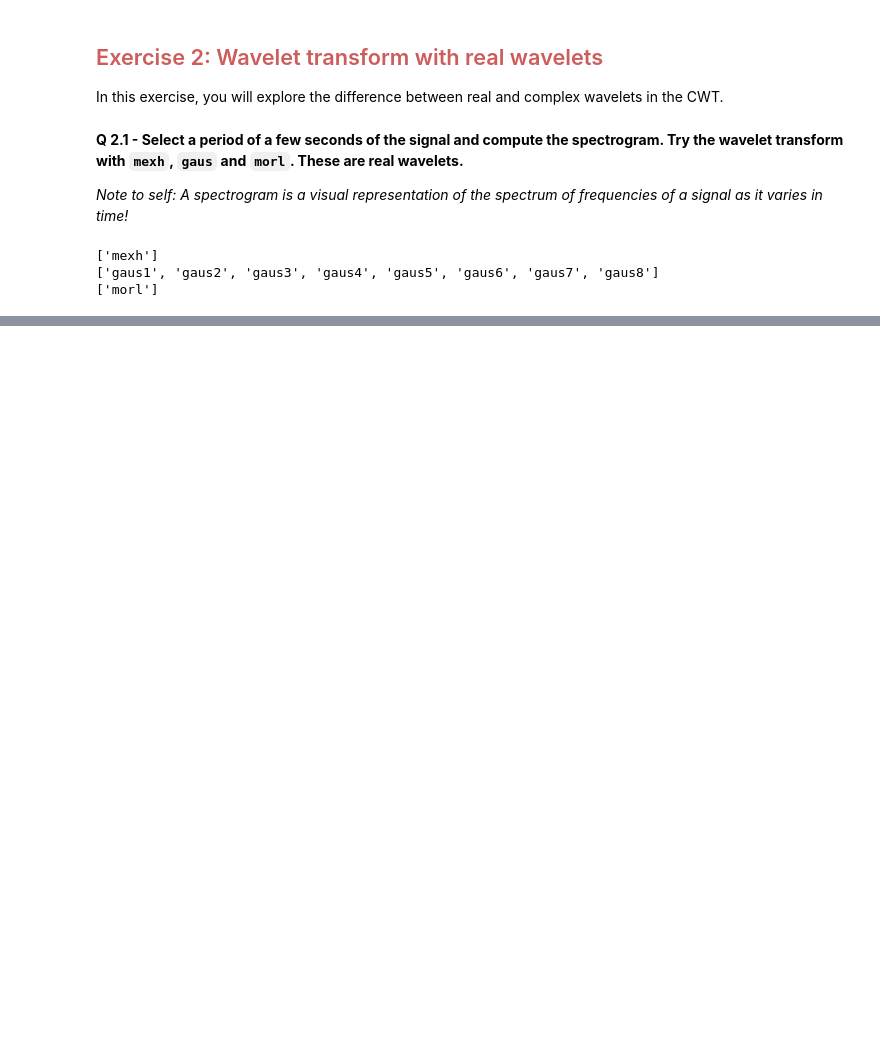
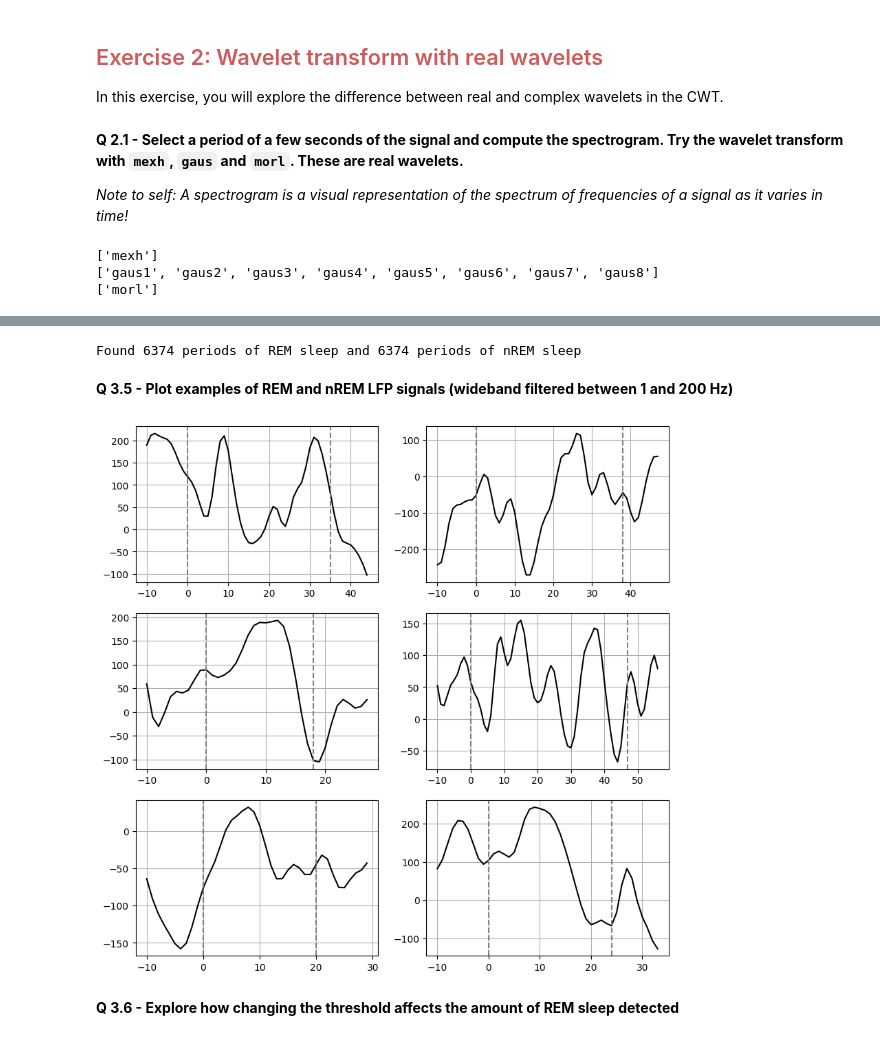
Before and after one commit to DanielaOS/NeuralAnalysis, a Jupyter notebook: neural-data-master/01-local_field_potential/LFP_exercises_mine.ipynb, the cells around one changed output, grey strips where cells are left out. Cells and saved outputs as stored; diff of their text form; code cells hidden in the pictures; blank space fills up the shorter version.

```diff
--- a/neural-data-master/01-local_field_potential/LFP_exercises_mine.ipynb
+++ b/neural-data-master/01-local_field_potential/LFP_exercises_mine.ipynb
@@ -208,0 +250,60 @@ Text(0, 0.5, 'Power')
+# %%
+power_dif_threshold = 0.2
+rem_mask = np.asarray([True if x > power_dif_threshold else False for x in power_difference])
+nrem_mask = np.asarray([True if x < power_dif_threshold else False for x in power_difference])
+
+def finding_sleep_regimes(sleep_mask): # Cucumber disks over the eyes ahahah
+    sleeping, not_sleeping = [], []
+
+    for i in range(1, len(sleep_mask)):
+        if sleep_mask[i-1] == 0 and sleep_mask[i] == 1:
+            sleeping.append(i)
+        if sleep_mask[i-1] == 1 and sleep_mask[i] == 0:
+            not_sleeping.append(i)
+
+    if len(not_sleeping) > len(sleeping):
+        sleeping = [0]+sleeping  # if session starts eith sleeping regime
+
+    if len(not_sleeping) < len(sleeping):
+        not_sleeping.append(len(sleep_mask))  # if session ends with sleeping regime
+
+    sleeps = [np.arange(sleeping[i], not_sleeping[i])
+               for i in range(len(sleeping))]
+
+    return sleeps
+
+rem_sleeps = finding_sleep_regimes(rem_mask)
+nrem_sleeps = finding_sleep_regimes(nrem_mask)
+print('Found {} periods of REM sleep and {} periods of nREM sleep'.format(len(rem_sleeps), len(nrem_sleeps)))
+# %% [output]
+Found 6374 periods of REM sleep and 6374 periods of nREM sleep
+# %% [markdown]
+**Q 3.5 - Plot examples of REM and nREM LFP signals (wideband filtered between 1 and 200 Hz)**
+# %%
+# Bandpass filter the sleep signal
+sleep_lfp = lf.bandpass_filter(lfp, 1,200, sampling_rate)
+
+# REM SLEEP
+selected_sleep_periods = np.arange(1,7) * 1000
+rem_lengths  = [len(rem_sleeps[i]) for i in selected_sleep_periods]
+
+plt.figure(figsize=(10,10))
+for i,period in enumerate(selected_sleep_periods):
+
+    rem_sleep_onset = rem_sleeps[period][0]
+    x = np.arange(-10, rem_lengths[i]+10)
+    #y_theta, y_delta = theta_power[rem_sleep_onsett-10: rem_sleep_onset+100], delta_power[rem_sleep_onset-10: rem_sleep_onset+100]
+    y = sleep_lfp[rem_sleep_onset - 10: rem_sleep_onset + rem_lengths[i] + 10]
+
+    plt.subplot(3, 2, i+1)
+    #plt.plot(x, y_theta, color='teal', label='Theta')
+    #plt.plot(x, y_delta, color='goldenrod', label='Delta')
+    plt.plot(x, y, color='k')
+    plt.axvline(x = 0, color='grey',linestyle='--', label='Onset of REM sleep')
+    plt.axvline( x = rem_lengths[i], color='grey',linestyle='--', label='End of REM sleep')
+    #plt.legend(shadow=True, loc=[0.70, 0.75])
+    plt.grid()
+# %% [output]
+[figure, added]
+# %% [markdown]
+**Q 3.6 - Explore how changing the threshold affects the amount of REM sleep detected**
```
Also changed, not shown: parts of 14 cells of this notebook, 1 other file.
